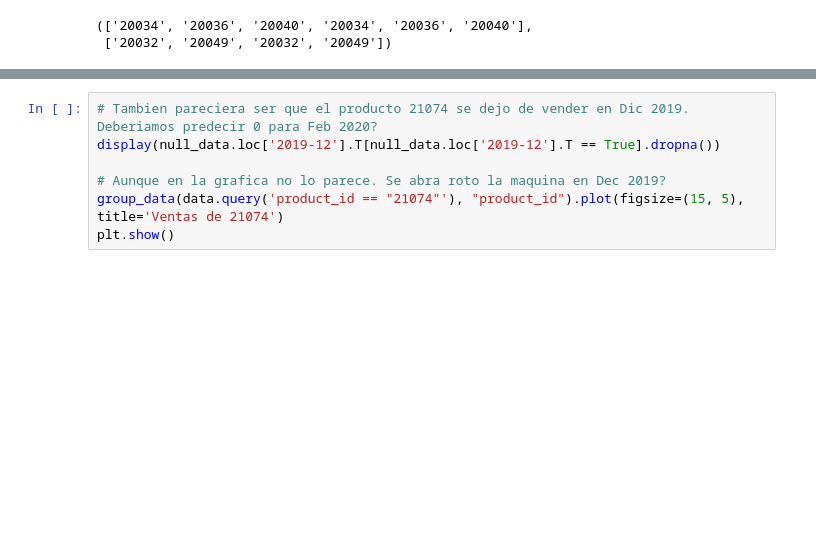
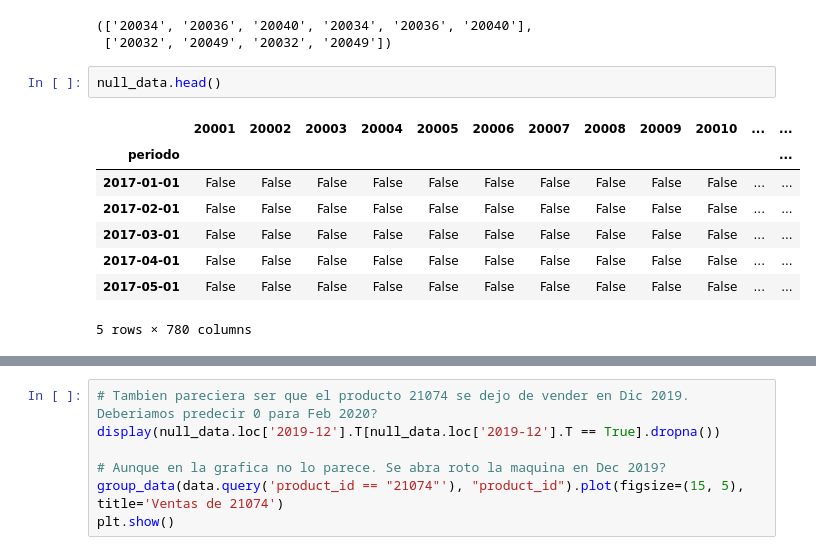
Before and after one commit to AndresMontesDeOca/Laboratorio3, a Jupyter notebook: Experimento.ipynb, the cells around one changed output, grey strips where cells are left out. Drawn from its saved outputs; the diff is of its cells as text; blank space fills up the shorter version.

```diff
--- a/Experimento.ipynb
+++ b/Experimento.ipynb
@@ -4542,6 +4542,17 @@ plot_products_sales(data_bkp, start=0, end=50)
 [figure]
 (['20034', '20036', '20040', '20034', '20036', '20040'],
  ['20032', '20049', '20032', '20049'])
+# %%
+null_data.head()
+# %% [output]
+|  | 20001 | 20002 | 20003 | 20004 | 20005 | 20006 | 20007 | 20008 | 20009 | 20010 | ... | ... |
+| periodo |  |  |  |  |  |  |  |  |  |  |  | ... |
+| 2017-01-01 | False | False | False | False | False | False | False | False | False | False | ... | ... |
+| 2017-02-01 | False | False | False | False | False | False | False | False | False | False | ... | ... |
+| 2017-03-01 | False | False | False | False | False | False | False | False | False | False | ... | ... |
+| 2017-04-01 | False | False | False | False | False | False | False | False | False | False | ... | ... |
+| 2017-05-01 | False | False | False | False | False | False | False | False | False | False | ... | ... |
+5 rows × 780 columns
 # %%
 # Verificamos los productos con menos tiempo de exposicion en el mercado, se venden en menos cantidad
 # Agregar esta variable al FE
```
Also changed, not shown: parts of 1 cell of this notebook.
